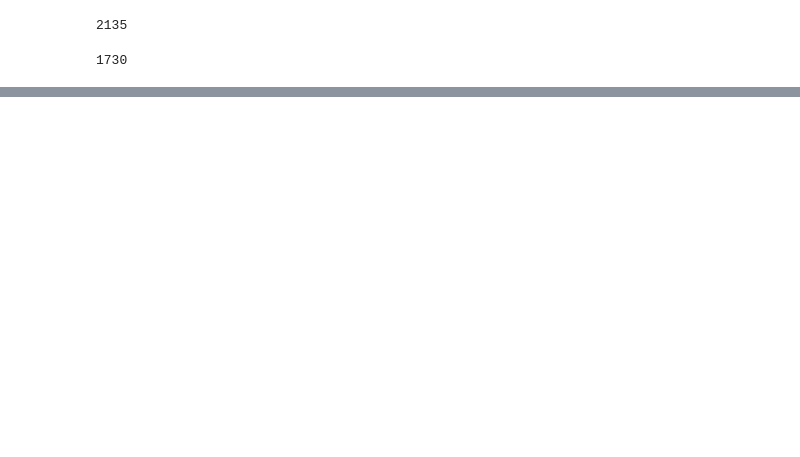
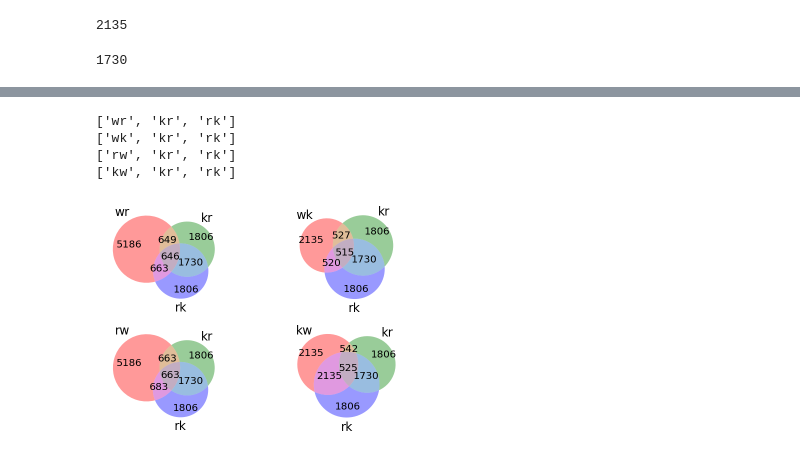
Before and after one commit to clusteron/comparison, a Jupyter notebook: Matches.ipynb, the cells around one changed output, grey strips where cells are left out. Drawn from its saved outputs; the diff is of its cells as text; code cells hidden in the pictures; blank space fills up the shorter version.

Commit message:
novas combinacoes de matches e novos diagramas

```diff
--- a/Matches.ipynb
+++ b/Matches.ipynb
@@ -764,0 +812,41 @@ Diagrama de Venn
+# %%
+# Diagrama de Venn em função de kr e rk
+from matplotlib import pyplot as plt
+import numpy as np
+from matplotlib.backends.backend_pdf import PdfPages
+
+# Charge données d'apres un fichier
+from test import mock1_13p5
+data = mock1_13p5
+# ou bien directement
+#data=mock1_14
+filename='intersec_jan2015_mock1_MC1e14'+'.png'
+
+from matplotlib_venn import venn3
+figure, axes = plt.subplots(2,2)
+
+# enumerate(mock1_13.keys())
+authors=['wr', 'wk', 'rw', 'kw']
+for (i,auteur) in enumerate(authors):
+	auts=data[auteur][1]
+	print(auts)
+	i_row=i/2
+        i_col=np.mod(i,2)
+	venn3(subsets=data[auteur][0], set_labels = auts, ax=axes[i_row][i_col])
+	# venn3(subsets=set(data[auteur][0]), set_labels = set(auts), ax=axes[0][1])
+	# venn3(subsets=(1, 1, 1, 1, 1, 1, 1), set_labels = ('A', 'B', 'C'), ax=axes[0[1)
+	# venn3(subsets=(1, 1, 1, 1, 1, 1, 1), set_labels = ('A', 'B', 'C'), ax=axes[1][0])
+	# venn3(subsets=(1, 1, 1, 1, 1, 1, 1), set_labels = ('A', 'B', 'C'), ax=axes[1][1)
+# Uncomment to save as pdf
+#pp=PdfPages(filename)
+
+plt.savefig(filename, bbox_inches='tight')
+#pp.close()
+
+plt.show(block=False)
+# %% [output]
+['wr', 'kr', 'rk']
+['wk', 'kr', 'rk']
+['rw', 'kr', 'rk']
+['kw', 'kr', 'rk']
+[figure, added]
```
Also changed, not shown: parts of 19 cells of this notebook.
